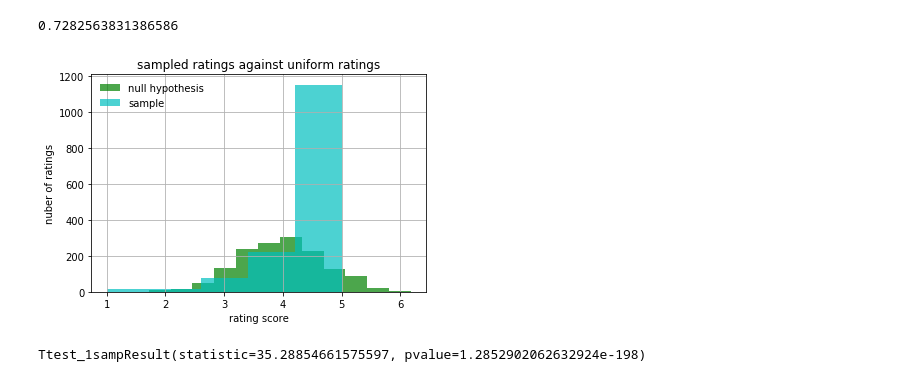
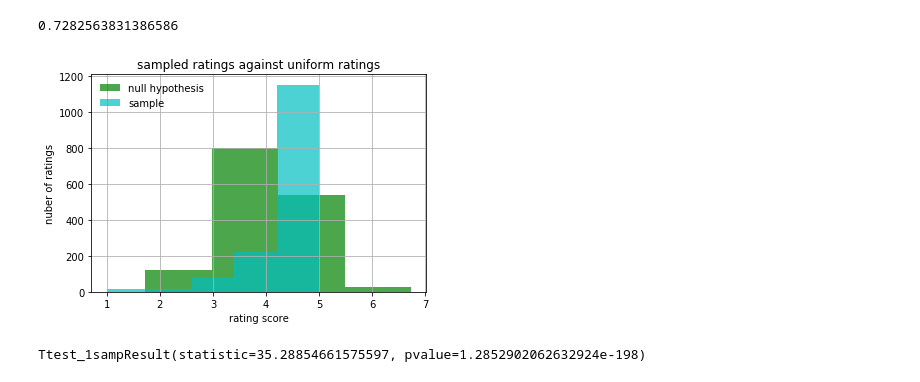
Before and after one commit to RnScully/Books, a Jupyter notebook: mongo_pipe.ipynb, the cells around one changed output. Drawn from its saved outputs; the diff is of its cells as text; code cells hidden in the pictures.

```diff
--- a/mongo_pipe.ipynb
+++ b/mongo_pipe.ipynb
@@ -138,11 +138,13 @@ def cleaner(find_lim = 10):
     collection=db['user_reviews']
 
     documents = [x for x in collection.find().limit(find_lim)]
+    client.close()
     all_revs = []
     for idx, users in enumerate(documents):
         userid = documents[idx]['userid']
+
         review_list = documents[idx]['reviews']
-        if len(review_list) ==0:
+        if len(review_list) ==0: #some users have not added any books to their goodreads profile
             sub_rev = [None, None, None, None, None, userid, None, None, None]
             all_revs.append(sub_rev)
         else:
@@ -151,19 +153,18 @@ def cleaner(find_lim = 10):
                 title = soup.find_all(class_ = re.compile('title'))[0].text.split('\n')[1].strip()
                 try:
                     pages = int(soup.find_all(class_ =re.compile('num_pages'))[0].text.split()[2])
-                except:
+                except:#Some works are infinite scroll documents without pages.
                     pages = None
                 try:
-                    isbn = int(soup.find_all(class_ = re.compile('isbn13'))[0].text.strip('isbn13').strip())
-                except:
+                    isbn = soup.find_all(class_ = re.compile('isbn13'))[0].text.strip('isbn13').strip()
+                except: #some works are not given ISBN
                     isbn = None
                 book_type = soup.find_all(class_ = re.compile('format'))[0].text.split('\n')[0].strip()
                 author = soup.find_all(class_ = re.compile('author'))[0].text.strip('author ').split('\n')[0]
-
                 av_rate = float(soup.find_all(class_ =re.compile('avg_rating'))[0].text.split()[2])
                 num_rate = int(soup.find_all(class_ =re.compile('num_ratings'))[0].text.split()[2].replace(',',''))
                 user_rating = str_to_rate(soup.find_all(class_ =re.compile('field rating'))[0].text.split())
+
                 sub_rev = [title,author, isbn, book_type, pages, userid, user_rating, num_rate, av_rate]
                 all_revs.append(sub_rev)
-    client.close()
     return all_revs
@@ -170,2 +195,2 @@ def cleaner(find_lim = 10):
 # %%
-data = cleaner(1000)
+data = cleaner(6501)
@@ -224,22 +251,22 @@ np.std(sample)
 # %%
 # graph the sample and the hypothesis(a uniform distribution of the same size as the sample)
 null_hyp = stats.norm.rvs(loc=4, scale=np.std(sample), size=len(sample), random_state=None)
 fig, ax = plt.subplots()
 
-ax = plt.hist(null_hyp, color = 'g', bins = 12, alpha = .7, label = 'null hypothesis')
+ax = plt.hist(null_hyp, color = 'g', bins = 4, alpha = .7, label = 'null hypothesis')
 ax = sample.hist(color = 'c', bins = 5, alpha = .7, label ='sample')
 
 ax.set_title('sampled ratings against uniform ratings')
 ax.set_ylabel('nuber of ratings')
 ax.set_xlabel('rating score')
 
 ax.legend(loc='upper left', frameon = False)
 #fig.xlabel('number of ratings')
 plt.show()
 
-fig.savefig('img/hypothesis_graph', dpi = 300, bbox_inches = 'tight', transparent = True)
+#fig.savefig('img/hypothesis_test', dpi = 300, bbox_inches = 'tight', transparent = True)
 # %% [output]
-[figure, old version]
+[figure, new version]
 # %%
 stats.ttest_1samp(sample, 4, axis=0, nan_policy='propagate')
 # %% [output]
```
Also changed, not shown: parts of 5 cells of this notebook, 4 other files.
